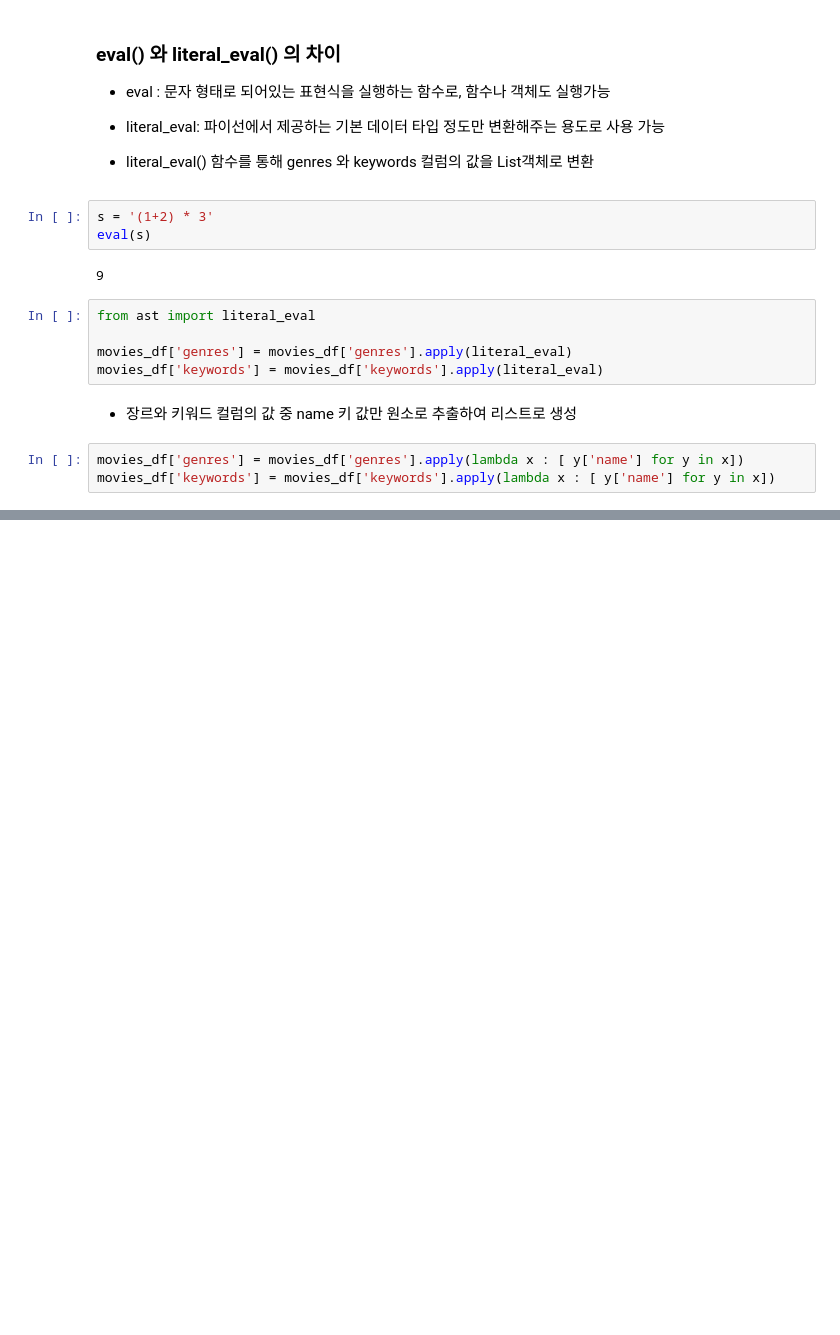
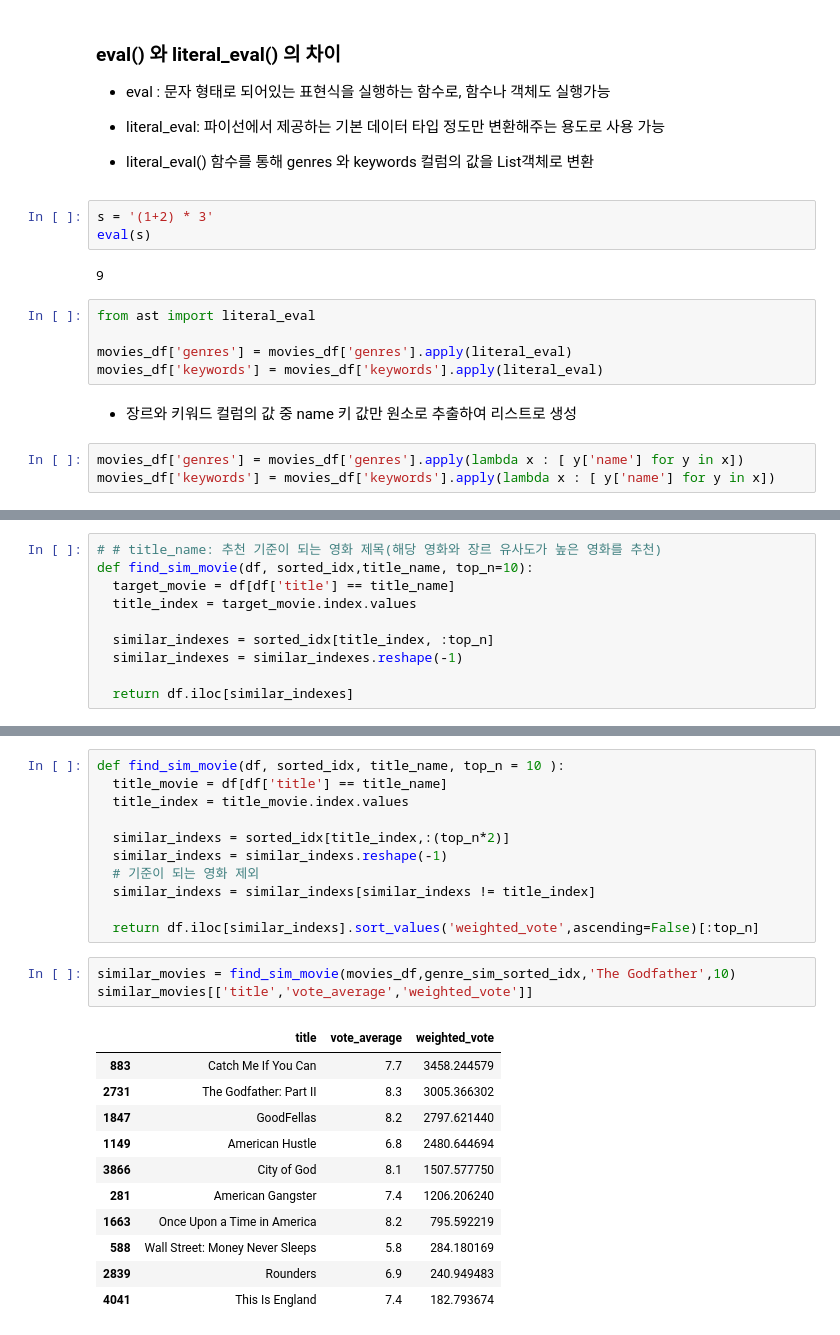
Before and after one commit to Ropung/data-analysis, a Jupyter notebook: 18. 콘텐츠 기반 필터링/콘텐츠 기반 필터링.ipynb, the cells around one changed output, grey strips where cells are left out. Cells and saved outputs as stored; diff of their text form; blank space fills up the shorter version.

```diff
--- a/18. 콘텐츠 기반 필터링/콘텐츠 기반 필터링.ipynb
+++ b/18. 콘텐츠 기반 필터링/콘텐츠 기반 필터링.ipynb
@@ -92,0 +187,10 @@ movies_df['keywords'] = movies_df['keywords'].apply(lambda x : [ y['name'] for y
+# %%
+# # title_name: 추천 기준이 되는 영화 제목(해당 영화와 장르 유사도가 높은 영화를 추천)
+def find_sim_movie(df, sorted_idx,title_name, top_n=10):
+  target_movie = df[df['title'] == title_name]
+  title_index = target_movie.index.values
+
+  similar_indexes = sorted_idx[title_index, :top_n]
+  similar_indexes = similar_indexes.reshape(-1)
+
+  return df.iloc[similar_indexes]
@@ -92,0 +261,26 @@ movies_df['keywords'] = movies_df['keywords'].apply(lambda x : [ y['name'] for y
+# %%
+def find_sim_movie(df, sorted_idx, title_name, top_n = 10 ):
+  title_movie = df[df['title'] == title_name]
+  title_index = title_movie.index.values
+
+  similar_indexs = sorted_idx[title_index,:(top_n*2)]
+  similar_indexs = similar_indexs.reshape(-1)
+  # 기준이 되는 영화 제외
+  similar_indexs = similar_indexs[similar_indexs != title_index]
+
+  return df.iloc[similar_indexs].sort_values('weighted_vote',ascending=False)[:top_n]
+# %%
+similar_movies = find_sim_movie(movies_df,genre_sim_sorted_idx,'The Godfather',10)
+similar_movies[['title','vote_average','weighted_vote']]
+# %% [output]
+|  | title | vote_average | weighted_vote |
+| 883 | Catch Me If You Can | 7.7 | 3458.244579 |
+| 2731 | The Godfather: Part II | 8.3 | 3005.366302 |
+| 1847 | GoodFellas | 8.2 | 2797.621440 |
+| 1149 | American Hustle | 6.8 | 2480.644694 |
+| 3866 | City of God | 8.1 | 1507.577750 |
+| 281 | American Gangster | 7.4 | 1206.206240 |
+| 1663 | Once Upon a Time in America | 8.2 | 795.592219 |
+| 588 | Wall Street: Money Never Sleeps | 5.8 | 284.180169 |
+| 2839 | Rounders | 6.9 | 240.949483 |
+| 4041 | This Is England | 7.4 | 182.793674 |
```
Also changed, not shown: parts of 18 cells of this notebook, 7 other files.
